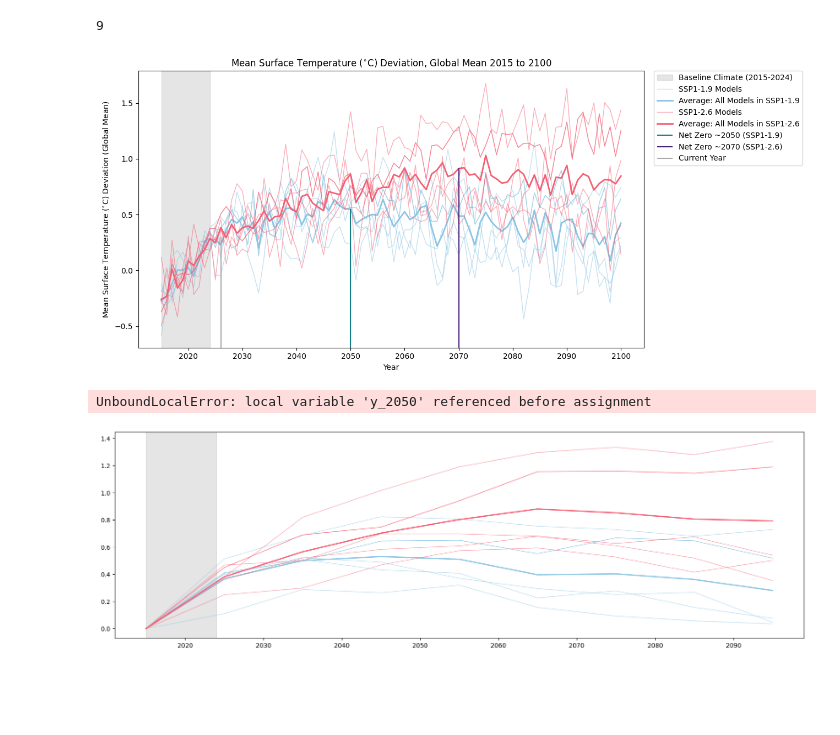
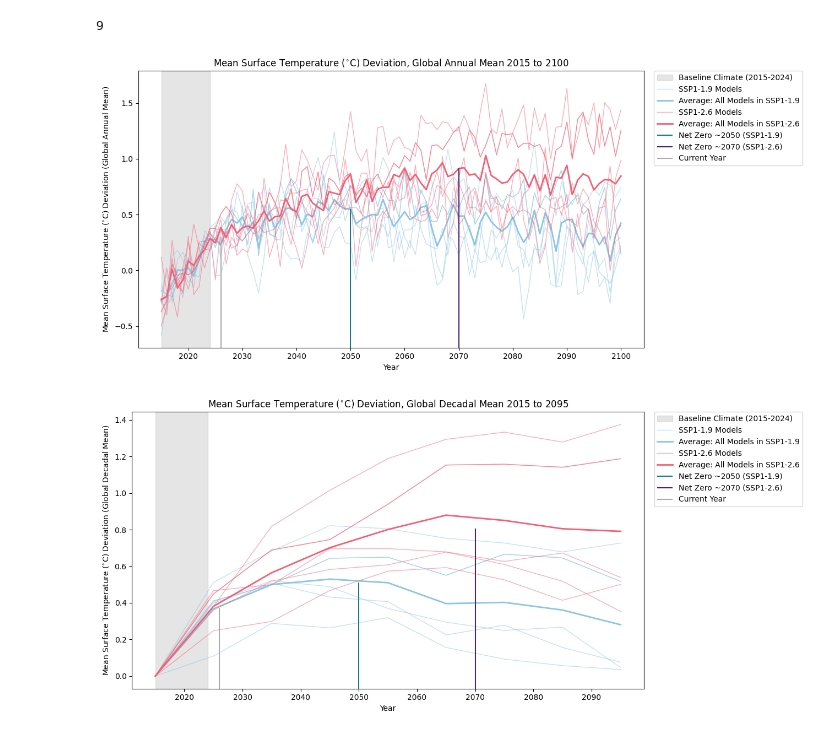
Before and after one commit to sek2dcs/MamalakisResearch, a Jupyter notebook: figure1_2.ipynb, the cells around one changed output. Cells and saved outputs as stored; diff of their text form; code cells hidden in the pictures; blank space fills up the shorter version.

```diff
--- a/figure1_2.ipynb
+++ b/figure1_2.ipynb
@@ -113,7 +112,7 @@ def var_mthly_avgs(model, scenario='ssp119', var=var):
 
     """
     A function to obtain the average global value of a variable month-by-month for a given scenario and model
-    Defaults are ssp119 and tas
+    Default is ssp119
     The 5 ensembles of a model are averaged to form one set of predictions over time per model
     Outputs:
     An array of floats
@@ -336,7 +339,7 @@ def time_series_plot(CNRM_119=CNRM_std_119, CNRM_126=CNRM_std_126,
 
     if simple=='no':
         # Create a range for the x-axis (time)
-        yrs = np.arange(2015, 2101, 1) # 2015, 2025, 2035, ... 2095 (cuts off last 6 years....)
+        yrs = np.arange(2015, 2101, 1)
 
     # If simple flag is yes, convert each given array to a series of decadel (vs annual) averages
     if simple=='yes':
@@ -353,7 +356,7 @@ def time_series_plot(CNRM_119=CNRM_std_119, CNRM_126=CNRM_std_126,
         MRI_126 = convert_to_decades(MRI_126)
         UKESM1_126 = convert_to_decades(UKESM1_126)
 
-        yrs = np.arange(2015, 2101,10)
+        yrs = np.arange(2015, 2101,10) # 2015, 2025, 2035, ... 2095 (cuts off last 6 years....)
 
 
     # Check variables and obtain y-axis label
@@ -403,7 +406,6 @@ def time_series_plot(CNRM_119=CNRM_std_119, CNRM_126=CNRM_std_126,
             plt.plot(yrs, models_126[0], label='SSP1-2.6 Models', color='#f55f74', linewidth=1, alpha=0.5)
     li126 = ax.plot(yrs, avg_all_126, label='Average: All Models in SSP1-2.6', color='#f55f74', linewidth=2)
 
-
     # Plot net-zero lines
 
     if simple=='no':
@@ -420,49 +422,60 @@ def time_series_plot(CNRM_119=CNRM_std_119, CNRM_126=CNRM_std_126,
 
     if simple=='yes':
         # What percent of the way each year is along the x-axis
-        idx_2050 = (2050-2015)/(2095-2015)*100
-        idx_2070 = (2070-2015)/(2095-2015)*100
-        idx_2026 = (2026-2015)/(2095-2015)*100
+        pct_2050 = (2050-2015)/(2095-2015)*100
+        pct_2070 = (2070-2015)/(2095-2015)*100
+        pct_2026 = (2026-2015)/(2095-2015)*100
+        # What percent of the way that value is through 9 as compared to that through 86, rounded to the nearest integer
+        idx_2050 = int(pct_2050/86*9)
+        idx_2070 = int(pct_2070/86*9)
+        idx_2026 = int(pct_2026/86*9)
 
-
+        # Extract the y-values at those years (will be approximate)
+        y_2050 = (avg_all_119[idx_2050])
+        y_2070 = (avg_all_126[idx_2070])
+        y_2026 = (avg_all_119[idx_2026] + avg_all_126[idx_2026])/2
 
     # Current y-axis limits (lines start at bottom)
     ymin, ymax = ax.get_ylim()
 
     if simple=='no':
         # Use vlines to plot using data coordinates (x, ymin, ymax)
         plt.vlines(x=2050, ymin=ymin, ymax=y_2050, color='#0d7d87', label='Net Zero ~2050 (SSP1-1.9)')
         plt.vlines(x=2070, ymin=ymin, ymax=y_2070, color='#4a2377', label='Net Zero ~2070 (SSP1-2.6)')
         plt.vlines(x=2026, ymin=ymin, ymax=y_2026, color="#AAAAAA", label='Current Year')
 
     if simple=='yes':
         # Use vlines to plot using data coordinates (x, ymin, ymax)
         plt.vlines(x=2050, ymin=ymin, ymax=y_2050, color='#0d7d87', label='Net Zero ~2050 (SSP1-1.9)')
         plt.vlines(x=2070, ymin=ymin, ymax=y_2070, color='#4a2377', label='Net Zero ~2070 (SSP1-2.6)')
         plt.vlines(x=2026, ymin=ymin, ymax=y_2026, color="#AAAAAA", label='Current Year')
 
     # Re-set ymin, ymax to not extend bottom of graph
     ax.set_ylim(ymin, ymax)
 
     # Formatting
     plt.xlabel("Year")
-    plt.ylabel(f"{y} Deviation (Global Mean)")
-    plt.legend()
-    plt.title(f"{y} Deviation, Global Mean 2015 to 2100")
+    if simple=='no':
+        plt.ylabel(f"{y} Deviation (Global Annual Mean)")
+        plt.legend()
+        plt.title(f"{y} Deviation, Global Annual Mean 2015 to 2100")
+    if simple=='yes':
+        plt.ylabel(f"{y} Deviation (Global Decadal Mean)")
+        plt.legend()
+        plt.title(f"{y} Deviation, Global Decadal Mean 2015 to 2095")
     # Move legend
     plt.legend(bbox_to_anchor=(1.02, 1), loc='upper left', borderaxespad=0.)
     # Make room for the right-side legend
     plt.tight_layout()
     plt.subplots_adjust(right=0.5)
 
 
     plt.show()
 
 time_series_plot()
 # %% [output]
-[figure, old version]
+[figure, new version]
 # %%
 time_series_plot(simple='yes')
 # %% [output]
-UnboundLocalError: local variable 'y_2050' referenced before assignment
-[figure, old version]
+[figure, new version]
```
Also changed, not shown: parts of 5 cells of this notebook, 1 other file.
